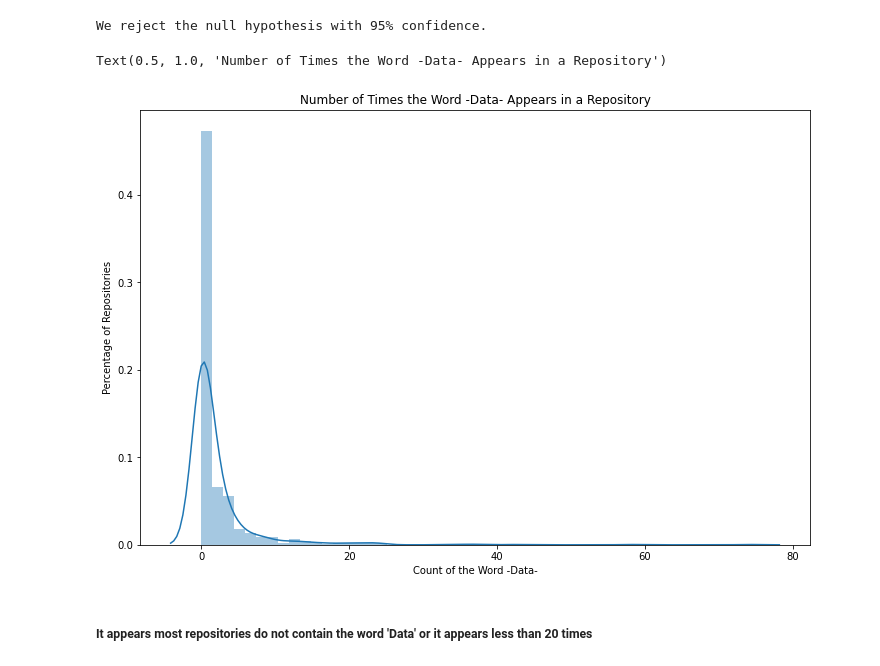
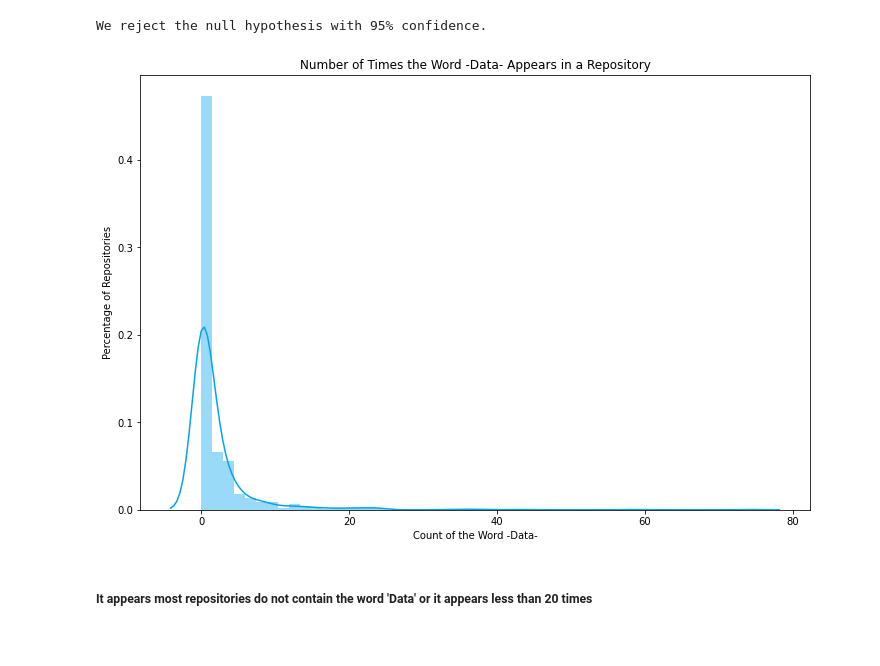
Before and after one commit to lets-talk-codeup/github-guesser, a Jupyter notebook: NLP_project_final_notebook.ipynb, the cells around one changed output. Cells and saved outputs as stored; diff of their text form; code cells hidden in the pictures.

```diff
--- a/NLP_project_final_notebook.ipynb
+++ b/NLP_project_final_notebook.ipynb
@@ -745,15 +746,15 @@ We reject the null hypothesis with 95% confidence.
 # %%
 import seaborn as sns
 plt.figure(figsize=(12,8))
 #sns.distplot(train.word_count)
-sns.distplot(train.data_word_counts)
+sns.distplot(train.data_word_counts , color='#00a4ef')
 plt.xlabel("Count of the Word -Data-")
 plt.ylabel("Percentage of Repositories")
 
 plt.title("Number of Times the Word -Data- Appears in a Repository")
+plt.show()
 # %% [output]
-Text(0.5, 1.0, 'Number of Times the Word -Data- Appears in a Repository')
-[figure, old version]
+[figure, new version]
 # %% [markdown]
 ##### It appears most repositories do not contain the word 'Data' or it appears less than 20 times
 # %% [markdown]
```
Also changed, not shown: parts of 17 cells of this notebook.
